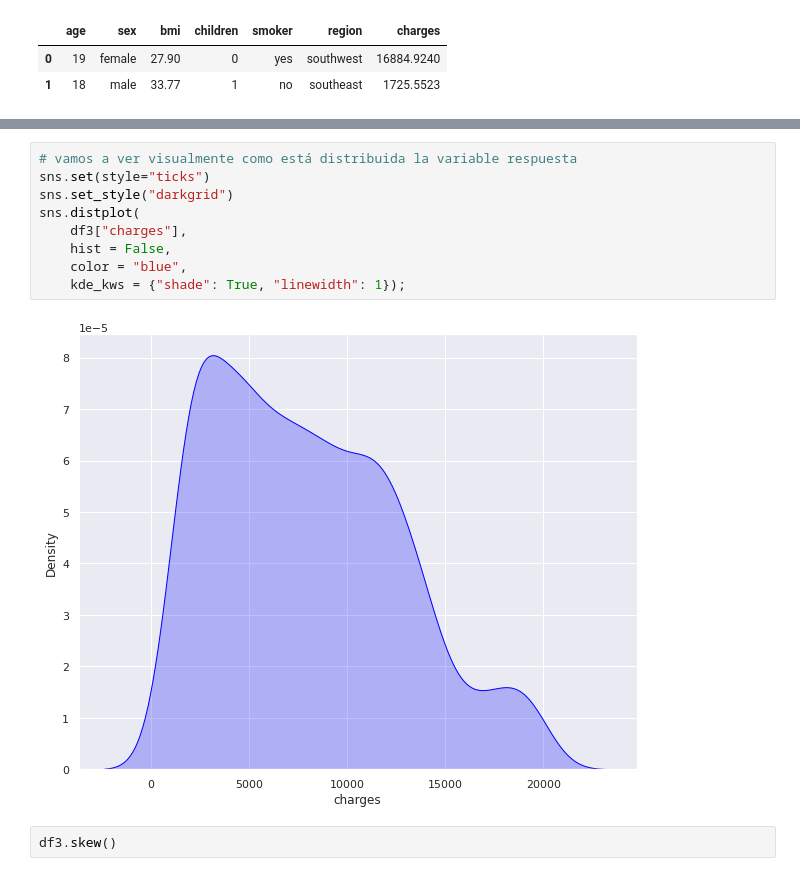
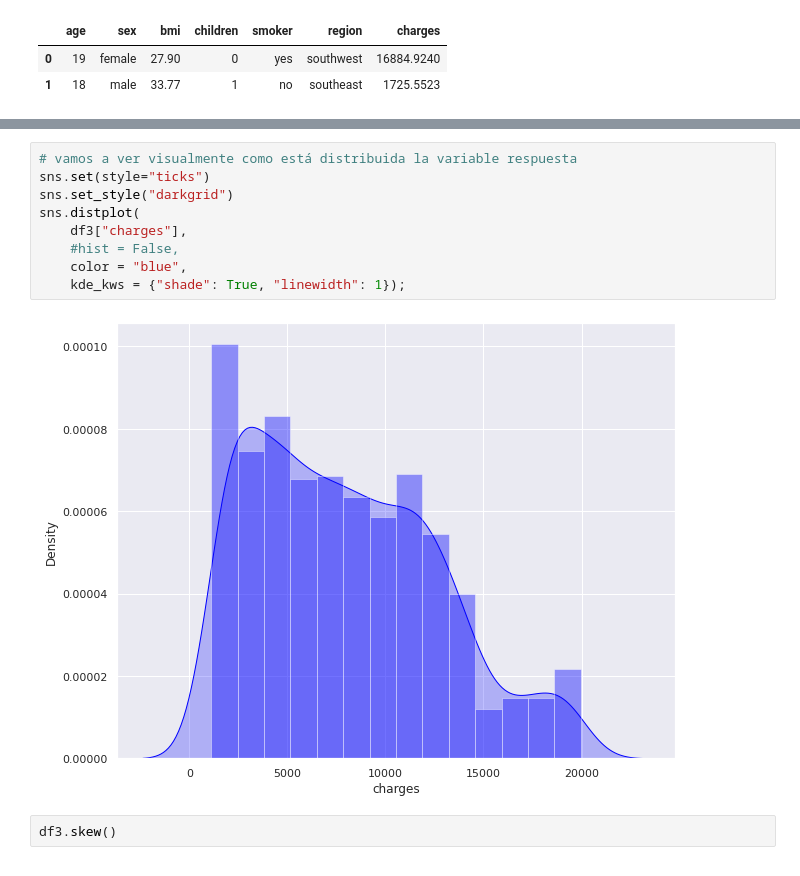
Before and after one commit to Adalab/DA-modulo-3-sprint-1-ana-anak, a Jupyter notebook: 01-RL-ML-Intro.ipynb, the cells around one changed output, grey strips where cells are left out. Saved outputs shown, nothing was run; the diff lists cells and outputs as text.

```diff
--- a/01-RL-ML-Intro.ipynb
+++ b/01-RL-ML-Intro.ipynb
@@ -552,14 +552,14 @@ sns.distplot(
 # %%
 # vamos a ver visualmente como está distribuida la variable respuesta
 sns.set(style="ticks")
 sns.set_style("darkgrid")
 sns.distplot(
     df3["charges"],
-    hist = False,
+    #hist = False,
     color = "blue",
     kde_kws = {"shade": True, "linewidth": 1});
 # %% [output]
-[figure, old version]
+[figure, new version]
 # %%
 df3.skew()
 # %% [output]
```
Also changed, not shown: parts of 29 cells of this notebook.
